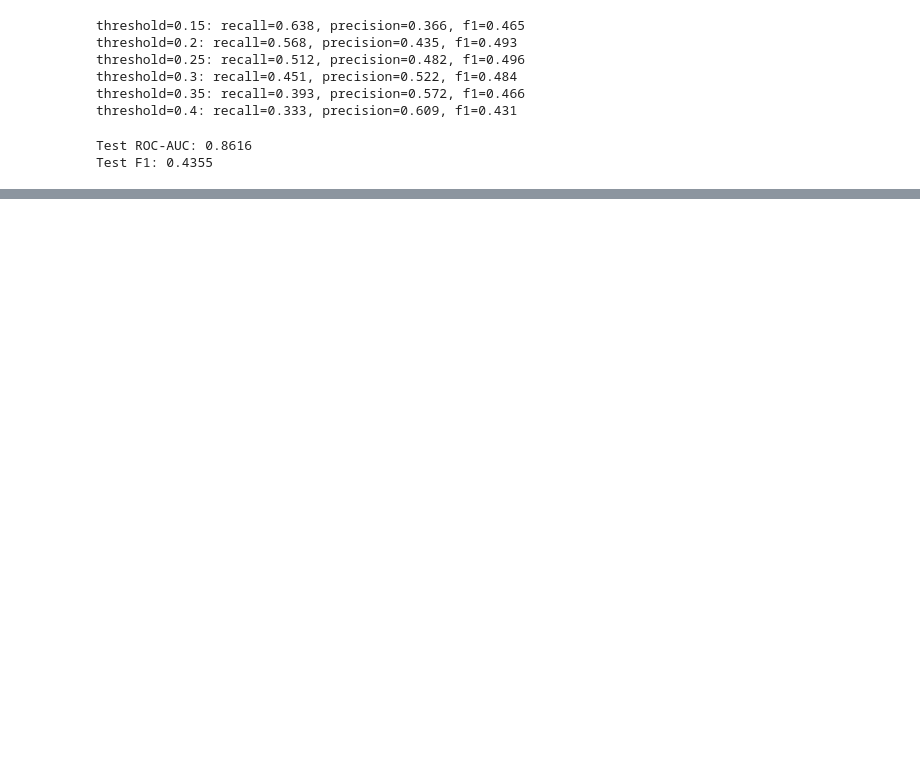
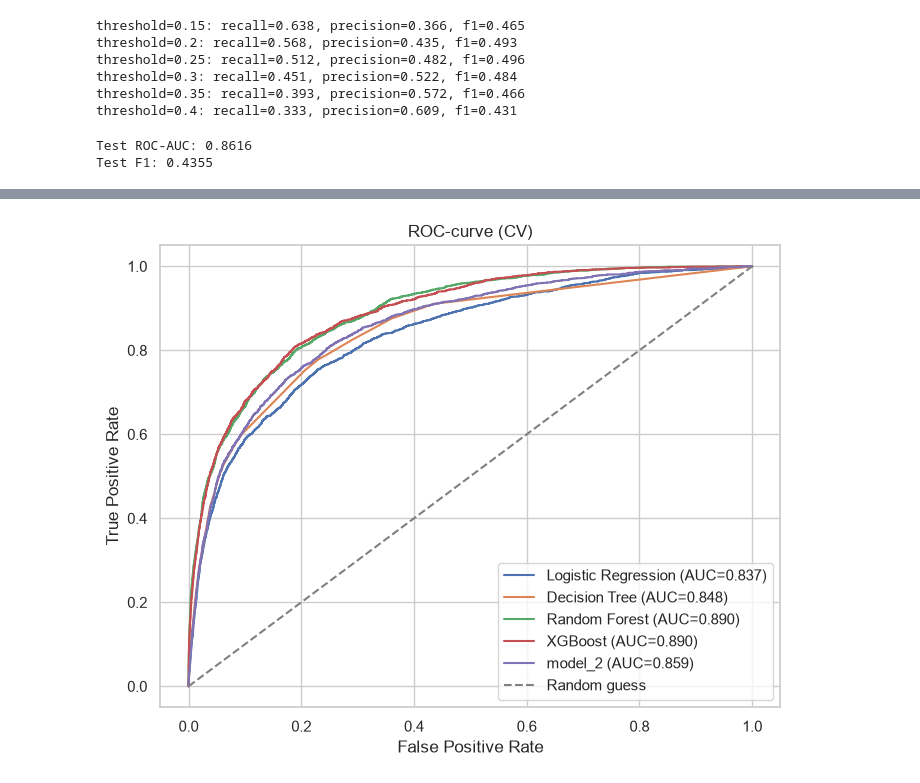
Before and after one commit to coretlwww/credit-risk-prediction, a Jupyter notebook: notebooks/03_modeling.ipynb, the cells around one changed output, grey strips where cells are left out. Saved outputs shown, nothing was run; the diff lists cells and outputs as text; code cells hidden in the pictures; blank space fills up the shorter version.

```diff
--- a/notebooks/03_modeling.ipynb
+++ b/notebooks/03_modeling.ipynb
@@ -226,0 +231,32 @@ with open('../models/final_test_results.json', 'w') as f:
+# %%
+plt.figure(figsize=(8, 6))
+
+classical_models = {
+    'Logistic Regression': (lr_model, x_cv_scaled),
+    'Decision Tree': (dt_model, x_cv),
+    'Random Forest': (rf_model, x_cv),
+    'XGBoost': (xgbc_model, x_cv),
+}
+
+for name, (model, x_cv_data) in classical_models.items():
+    proba = model.predict_proba(x_cv_data.values)[:, 1]
+    fpr, tpr, _ = roc_curve(y_cv, proba)
+    auc = roc_auc_score(y_cv, proba)
+    plt.plot(fpr, tpr, label=f'{name} (AUC={auc:.3f})')
+
+best_nn = models_nn[1]
+logits_cv = best_nn.predict(x_cv_scaled, verbose=0).flatten()
+proba_nn = tf.sigmoid(logits_cv).numpy()
+fpr_nn, tpr_nn, _ = roc_curve(y_cv, proba_nn)
+auc_nn = roc_auc_score(y_cv, proba_nn)
+plt.plot(fpr_nn, tpr_nn, label=f'{best_nn.name} (AUC={auc_nn:.3f})')
+
+plt.plot([0, 1], [0, 1], linestyle='--', color='gray', label='Random guess')
+
+plt.xlabel('False Positive Rate')
+plt.ylabel('True Positive Rate')
+plt.title('ROC-curve (CV)')
+plt.legend()
+plt.show()
+# %% [output]
+[figure, added]
```
Also changed, not shown: parts of 9 cells of this notebook, 13 other files.
